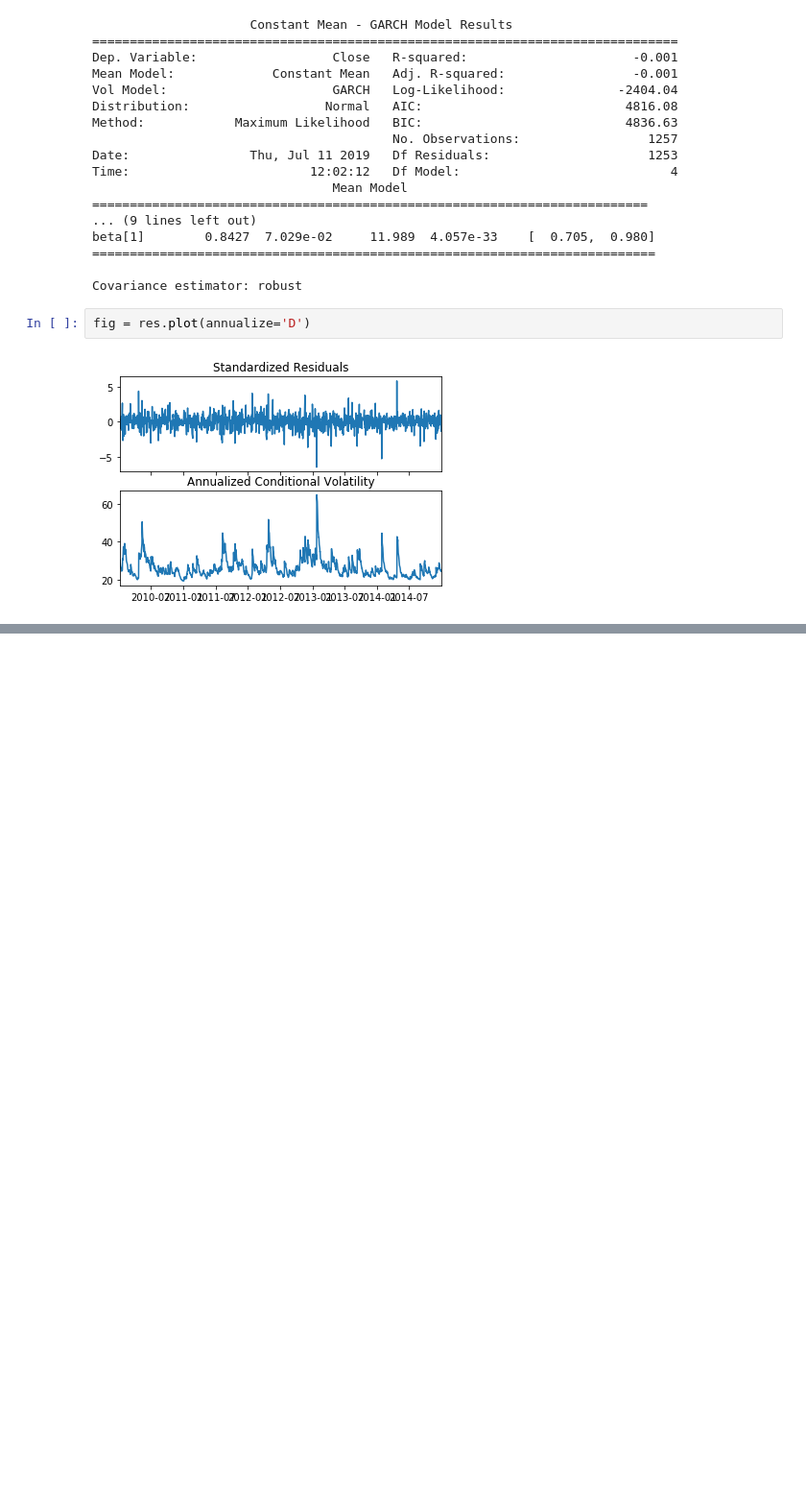
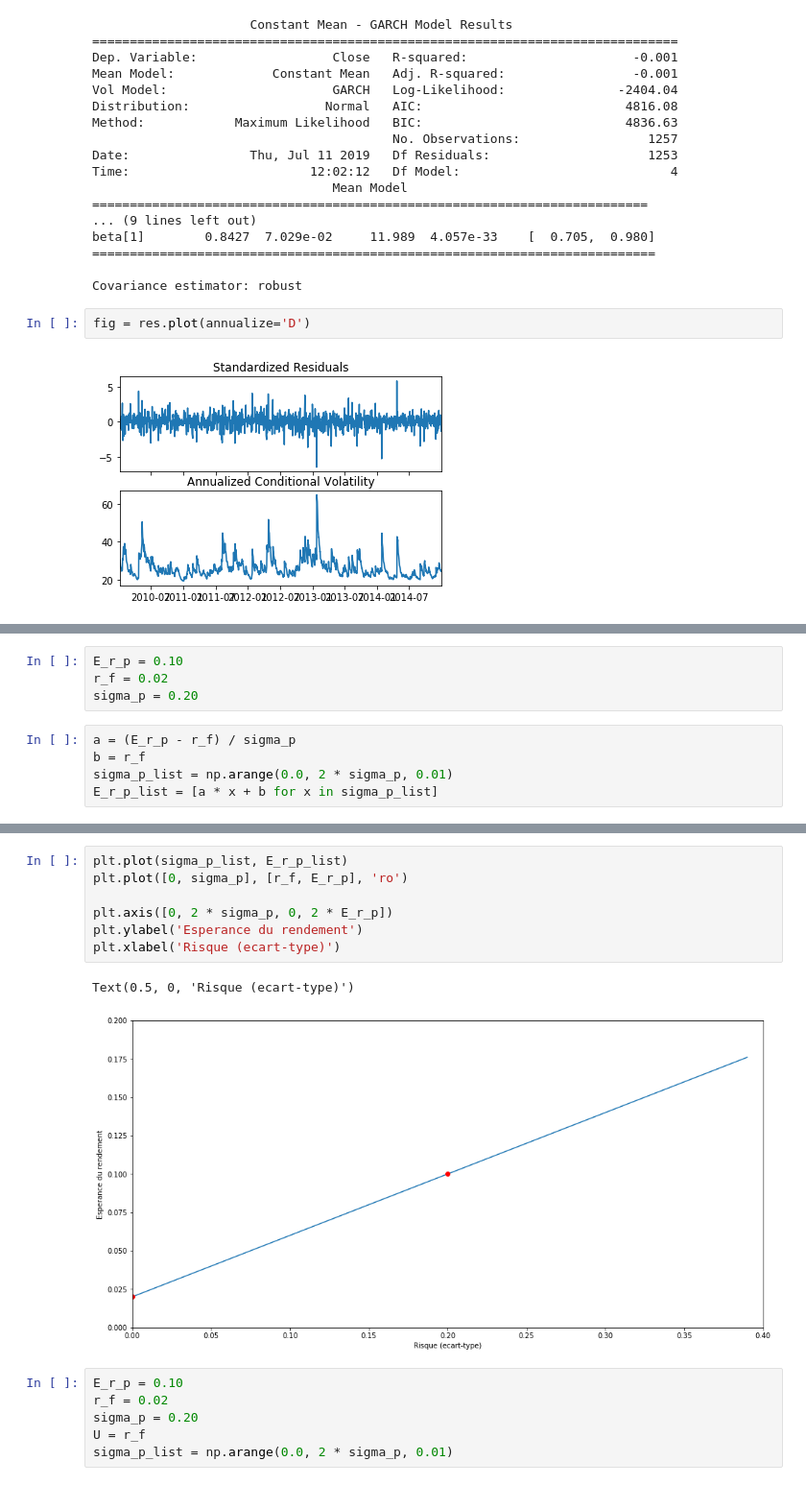
Before and after one commit to morel-hugo/GARCH-Modeling, a Jupyter notebook: main.ipynb, the cells around one changed output, grey strips where cells are left out. Shown at 96% size. Drawn from its saved outputs; the diff is of its cells as text; blank space fills up the shorter version.

```diff
--- a/main.ipynb
+++ b/main.ipynb
@@ -165,0 +103,9 @@ NameError: name 'sm' is not defined
+# %%
+E_r_p = 0.10
+r_f = 0.02
+sigma_p = 0.20
+# %%
+a = (E_r_p - r_f) / sigma_p
+b = r_f
+sigma_p_list = np.arange(0.0, 2 * sigma_p, 0.01)
+E_r_p_list = [a * x + b for x in sigma_p_list]
@@ -165,0 +119,16 @@ NameError: name 'sm' is not defined
+# %%
+plt.plot(sigma_p_list, E_r_p_list)
+plt.plot([0, sigma_p], [r_f, E_r_p], 'ro')
+
+plt.axis([0, 2 * sigma_p, 0, 2 * E_r_p])
+plt.ylabel('Esperance du rendement')
+plt.xlabel('Risque (ecart-type)')
+# %% [output]
+Text(0.5, 0, 'Risque (ecart-type)')
+[figure, added]
+# %%
+E_r_p = 0.10
+r_f = 0.02
+sigma_p = 0.20
+U = r_f
+sigma_p_list = np.arange(0.0, 2 * sigma_p, 0.01)
```
Also changed, not shown: parts of 15 cells of this notebook.
